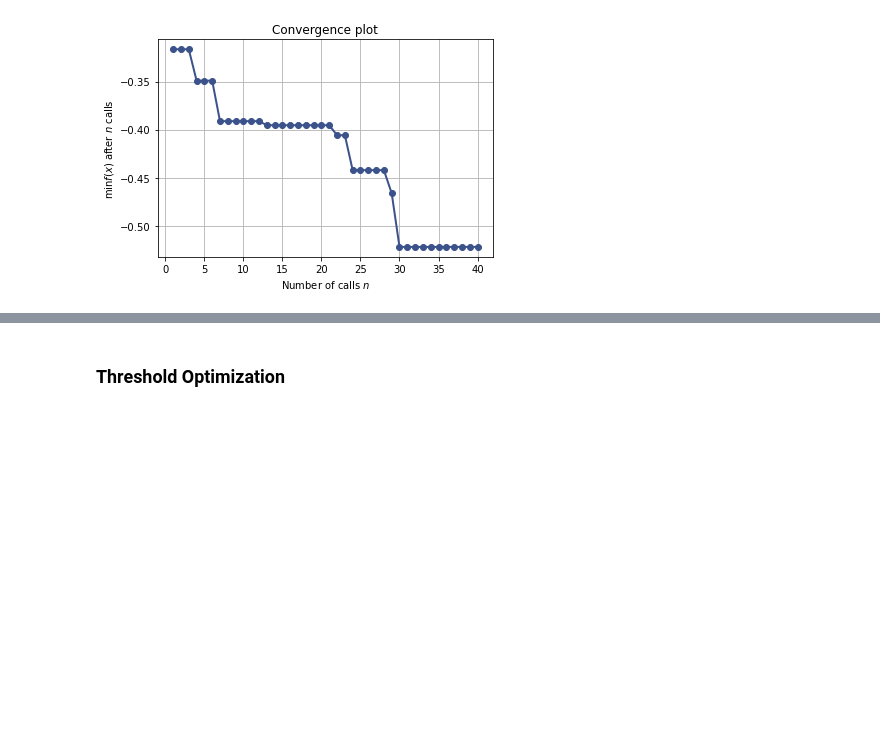
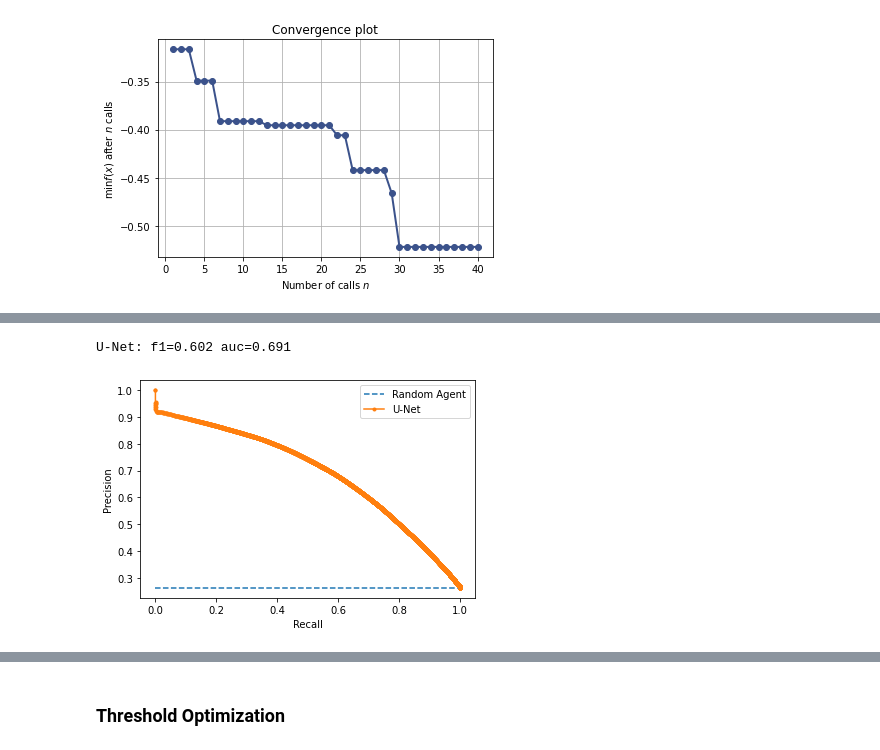
Before and after one commit to KamenShah/Wildfire_Spread_Prediction, a Jupyter notebook: model_training.ipynb, the cells around one changed output, grey strips where cells are left out. Drawn from its saved outputs; the diff is of its cells as text; code cells hidden in the pictures; blank space fills up the shorter version.

```diff
--- a/model_training.ipynb
+++ b/model_training.ipynb
@@ -1819,0 +1905,5 @@ plt.savefig("all_dimen.png", dpi=400)
+# %%
+#Calculate the ensable mean and std
+p = np.array(mc_predictions)
+y_mean = p.mean(axis=0)
+y_std = p.std(axis=0)
@@ -1819,0 +1974,26 @@ plt.savefig("all_dimen.png", dpi=400)
+# %%
+testy = labels.flatten()
+lr_probs = y_mean[:, 1]
+yhat = mc_ensemble_pred.flatten()
+
+
+# calculate precision and recall for each threshold
+lr_precision, lr_recall, _ = precision_recall_curve(testy, lr_probs)
+# calculate scores
+lr_f1, lr_auc = f1_score(testy, yhat), auc(lr_recall, lr_precision)
+# summarize scores
+print('U-Net: f1=%.3f auc=%.3f' % (lr_f1, lr_auc))
+# plot the precision-recall curves
+no_skill = len(testy[testy==1]) / len(testy)
+pyplot.plot([0, 1], [no_skill, no_skill], linestyle='--', label='Random Agent')
+pyplot.plot(lr_recall, lr_precision, marker='.', label='U-Net')
+# axis labels
+pyplot.xlabel('Recall')
+pyplot.ylabel('Precision')
+# show the legend
+pyplot.legend()
+# show the plot
+pyplot.show()
+# %% [output]
+U-Net: f1=0.602 auc=0.691
+[figure, added]
```
Also changed, not shown: parts of 31 cells of this notebook, 5 other files.
